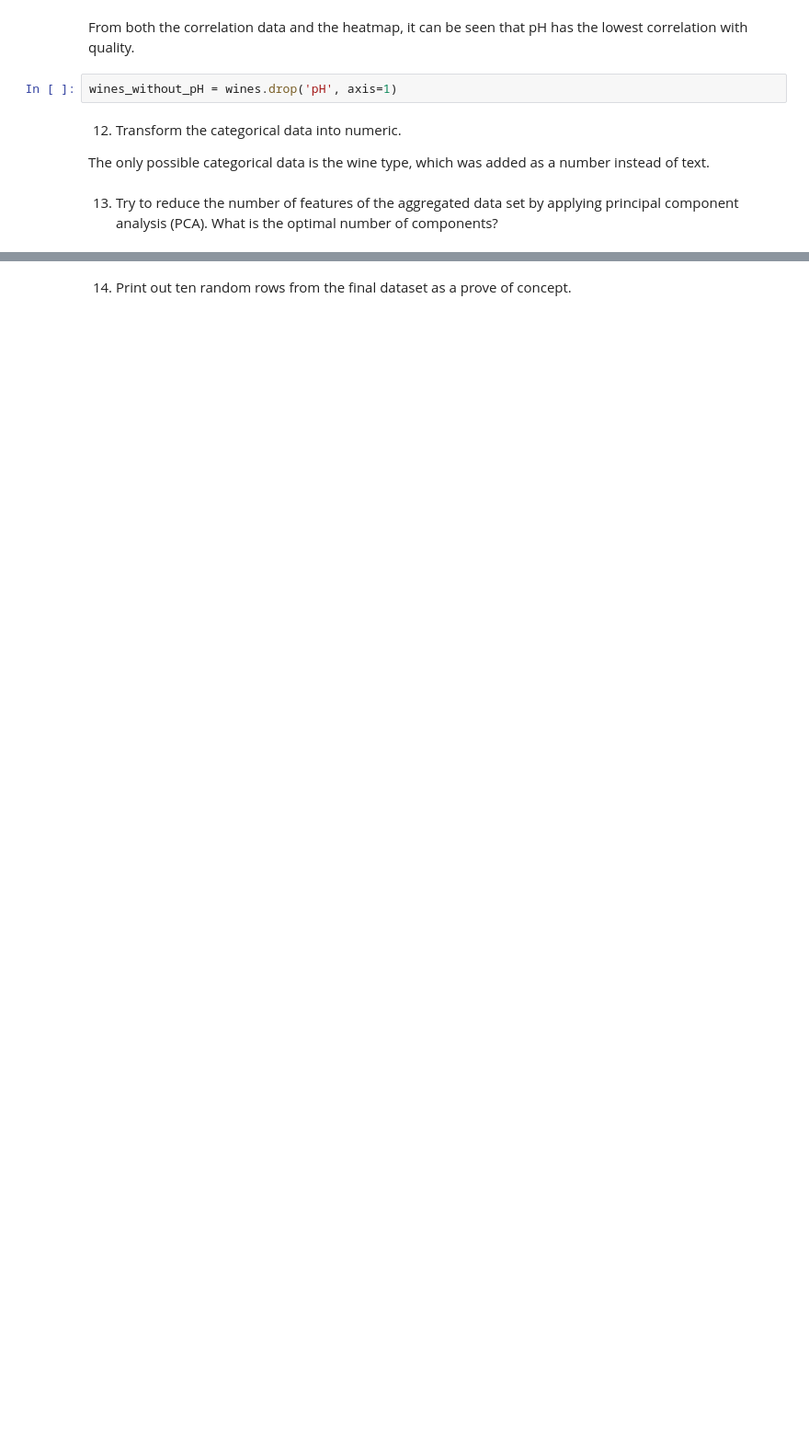
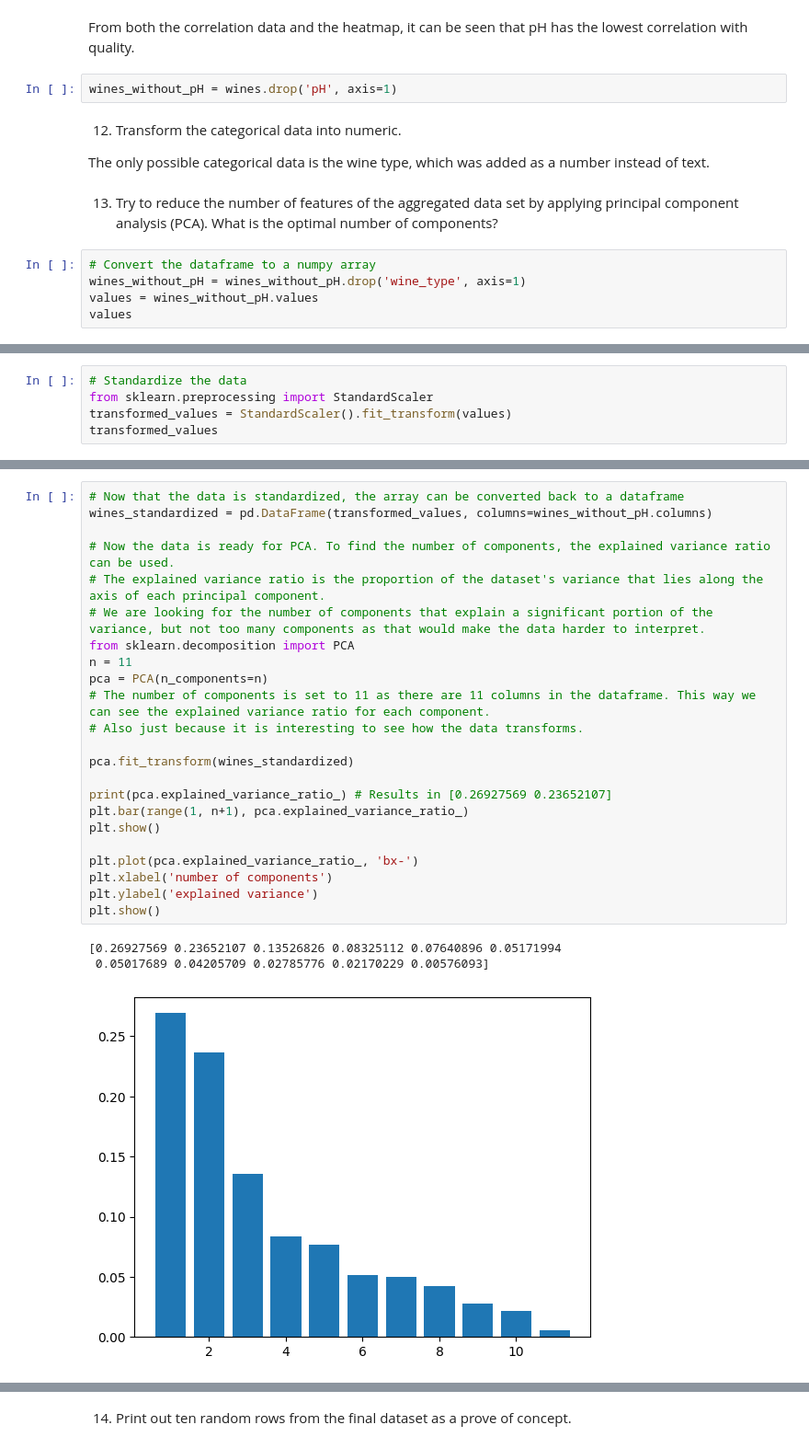
Before and after one commit to Peter537/Dat4-BI-MP2, a Jupyter notebook: winequality-magnus.ipynb, the cells around one changed output, grey strips where cells are left out. Shown at 92% size. Saved outputs shown, nothing was run; the diff lists cells and outputs as text; blank space fills up the shorter version.

```diff
--- a/winequality-magnus.ipynb
+++ b/winequality-magnus.ipynb
@@ -341,3 +341,8 @@ The only possible categorical data is the wine type, which was added as a number
 # %% [markdown]
 13. Try to reduce the number of features of the aggregated data set by applying principal
 component analysis (PCA). What is the optimal number of components?
+# %%
+# Convert the dataframe to a numpy array
+wines_without_pH = wines_without_pH.drop('wine_type', axis=1)
+values = wines_without_pH.values
+values
@@ -343,0 +357,5 @@ component analysis (PCA). What is the optimal number of components?
+# %%
+# Standardize the data
+from sklearn.preprocessing import StandardScaler
+transformed_values = StandardScaler().fit_transform(values)
+transformed_values
@@ -343,0 +381,27 @@ component analysis (PCA). What is the optimal number of components?
+# %%
+# Now that the data is standardized, the array can be converted back to a dataframe
+wines_standardized = pd.DataFrame(transformed_values, columns=wines_without_pH.columns)
+
+# Now the data is ready for PCA. To find the number of components, the explained variance ratio can be used.
+# The explained variance ratio is the proportion of the dataset's variance that lies along the axis of each principal component.
+# We are looking for the number of components that explain a significant portion of the variance, but not too many components as that would make the data harder to interpret.
+from sklearn.decomposition import PCA
+n = 11
+pca = PCA(n_components=n)
+# The number of components is set to 11 as there are 11 columns in the dataframe. This way we can see the explained variance ratio for each component.
+# Also just because it is interesting to see how the data transforms.
+
+pca.fit_transform(wines_standardized)
+
+print(pca.explained_variance_ratio_) # Results in [0.26927569 0.23652107]
+plt.bar(range(1, n+1), pca.explained_variance_ratio_)
+plt.show()
+
+plt.plot(pca.explained_variance_ratio_, 'bx-')
+plt.xlabel('number of components')
+plt.ylabel('explained variance')
+plt.show()
+# %% [output]
+[0.26927569 0.23652107 0.13526826 0.08325112 0.07640896 0.05171994
+ 0.05017689 0.04205709 0.02785776 0.02170229 0.00576093]
+[figure, added]
```
Also changed, not shown: parts of 7 cells of this notebook.
